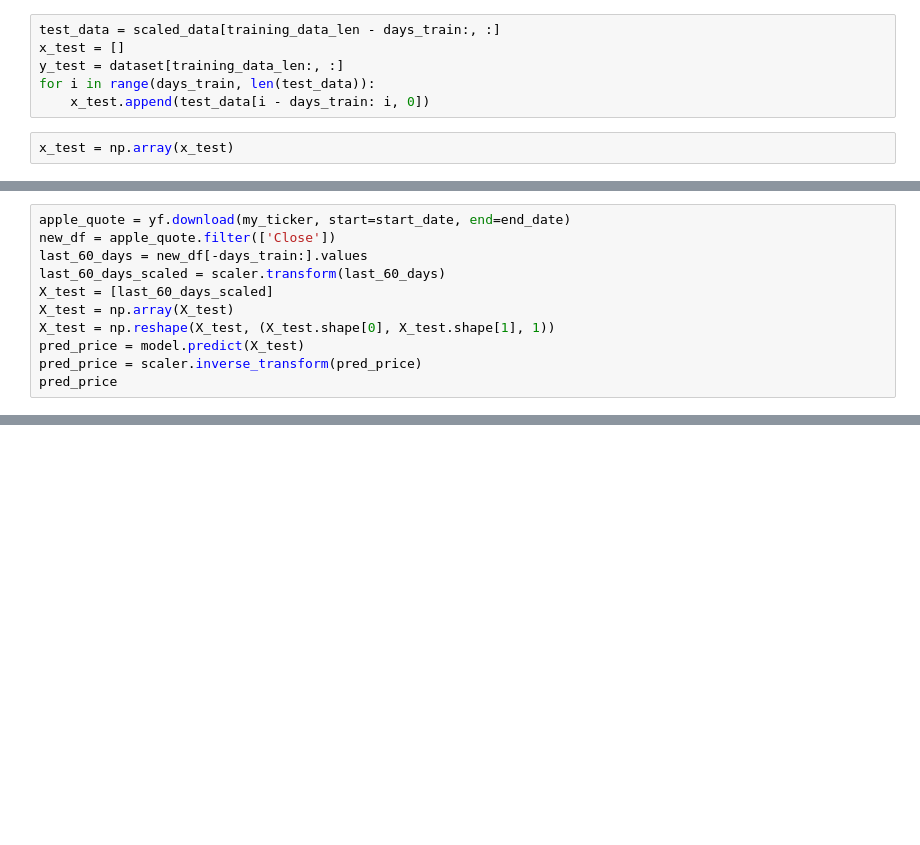
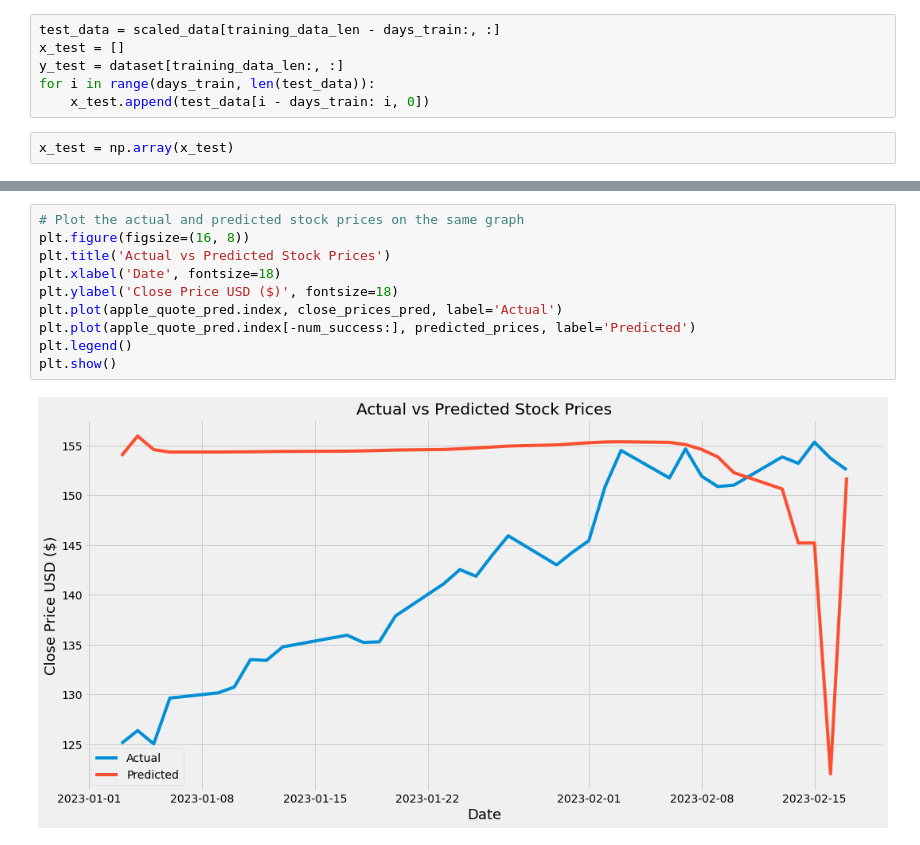
Before and after one commit to nuromirzak/stock_prediction_lstm, a Jupyter notebook: stock_prediction_yt.ipynb, the cells around one changed output, grey strips where cells are left out. Saved outputs shown, nothing was run; the diff lists cells and outputs as text; blank space fills up the shorter version.

```diff
--- a/stock_prediction_yt.ipynb
+++ b/stock_prediction_yt.ipynb
@@ -224,11 +336,0 @@ valid
-# %%
-apple_quote = yf.download(my_ticker, start=start_date, end=end_date)
-new_df = apple_quote.filter(['Close'])
-last_60_days = new_df[-days_train:].values
-last_60_days_scaled = scaler.transform(last_60_days)
-X_test = [last_60_days_scaled]
-X_test = np.array(X_test)
-X_test = np.reshape(X_test, (X_test.shape[0], X_test.shape[1], 1))
-pred_price = model.predict(X_test)
-pred_price = scaler.inverse_transform(pred_price)
-pred_price
@@ -247,0 +392,12 @@ Name: Close, dtype: float64
+# %%
+# Plot the actual and predicted stock prices on the same graph
+plt.figure(figsize=(16, 8))
+plt.title('Actual vs Predicted Stock Prices')
+plt.xlabel('Date', fontsize=18)
+plt.ylabel('Close Price USD ($)', fontsize=18)
+plt.plot(apple_quote_pred.index, close_prices_pred, label='Actual')
+plt.plot(apple_quote_pred.index[-num_success:], predicted_prices, label='Predicted')
+plt.legend()
+plt.show()
+# %% [output]
+[figure, added]
```
Also changed, not shown: parts of 27 cells of this notebook, 7 other files.
